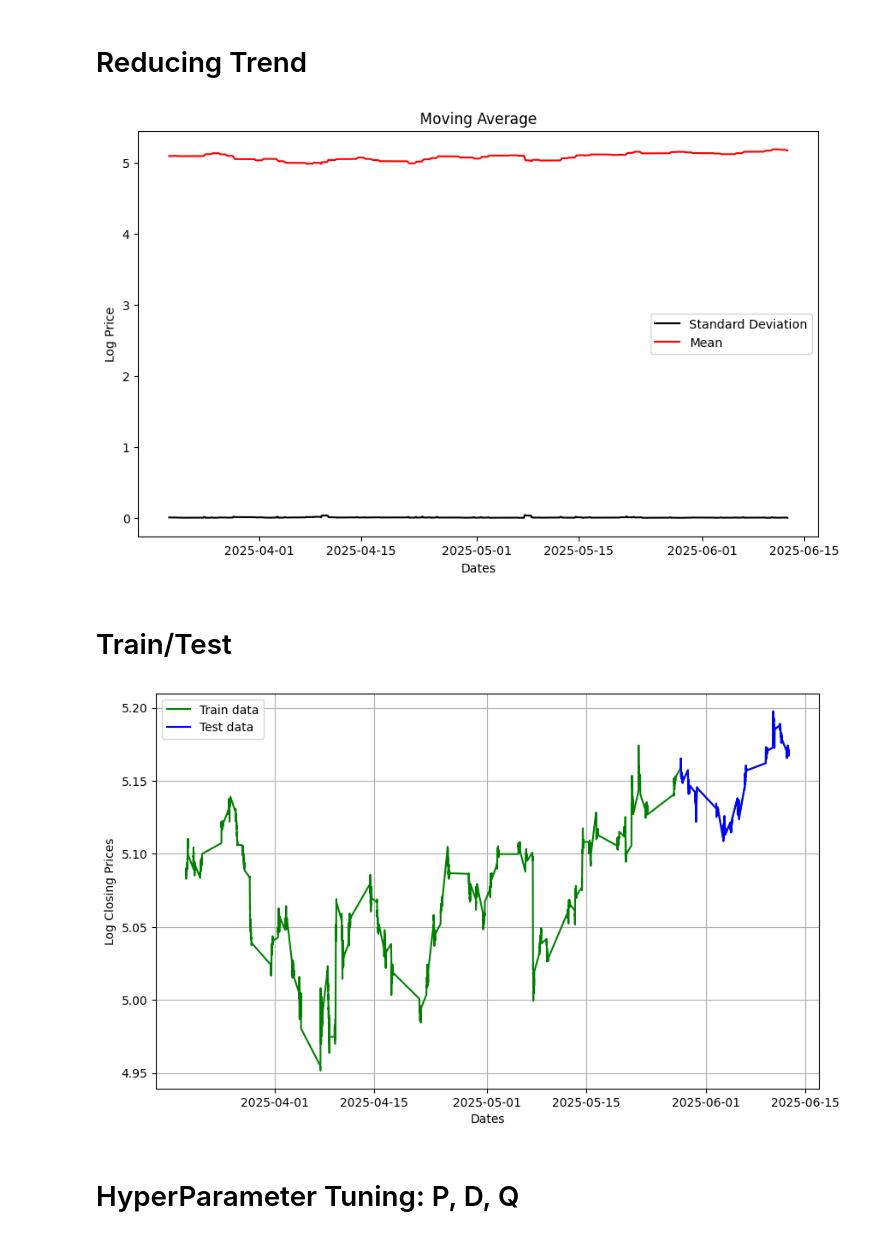
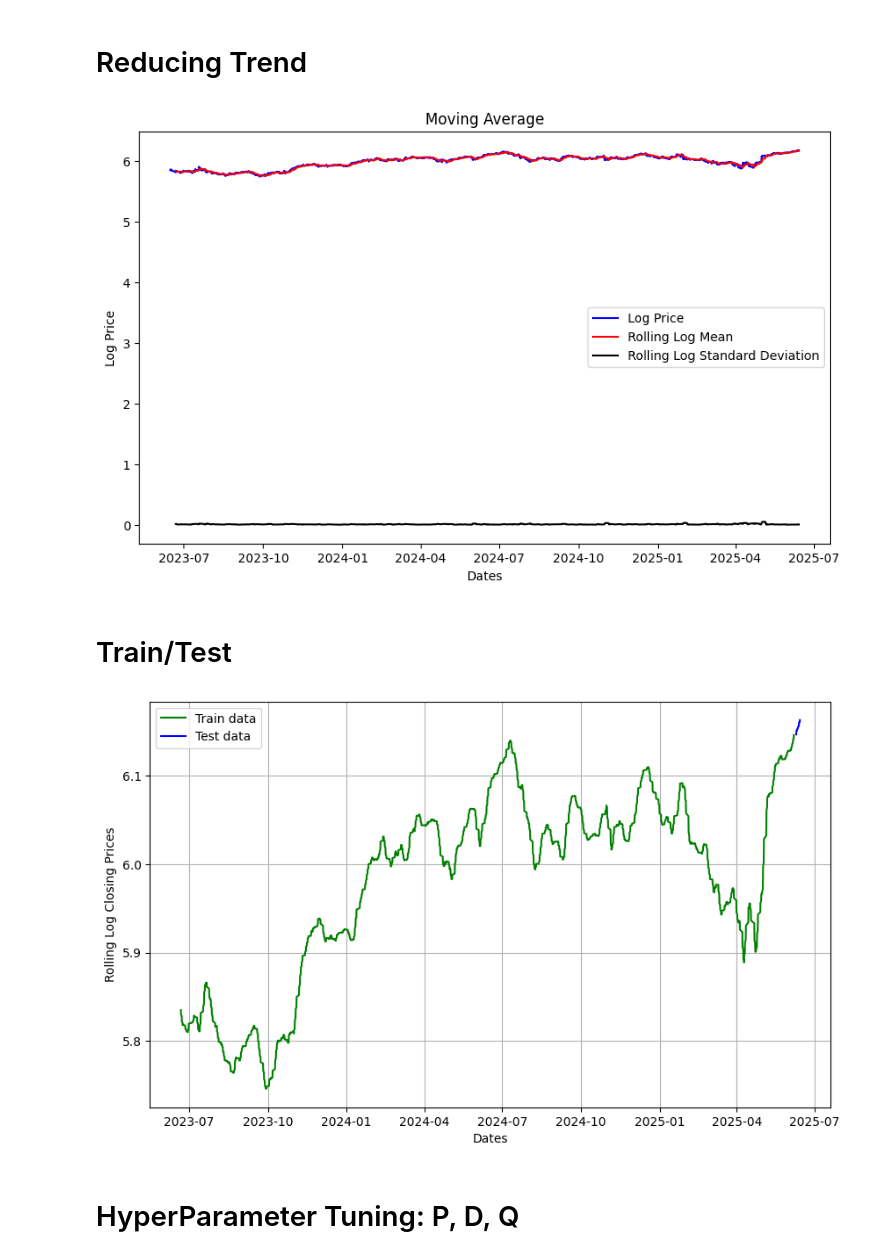
Before and after one commit to BillyBrothers/Stock_Prediction, a Jupyter notebook: Workbooks/Arima_Complex_Model.ipynb, the cells around one changed output. Drawn from its saved outputs; the diff is of its cells as text; code cells hidden in the pictures.

```diff
--- a/Workbooks/Arima_Complex_Model.ipynb
+++ b/Workbooks/Arima_Complex_Model.ipynb
@@ -18,8 +34,8 @@ from pylab import rcParams
 # %%
 msft = yf.Ticker("MSFT")
 msft_df = msft.history(
-    period="60d",
-    interval="5m",
+    period="max",
+    interval="1h",
 )
 
 print(msft_df.head())
@@ -100,33 +116,35 @@ fig.set_size_inches(16, 9);
 # Reducing Trend
 # %%
 rcParams['figure.figsize'] = 10, 6
-msft_log = np.log(msft_df['Close'])
-moving_avg = msft_log.rolling(78).mean()
-std_dev = msft_log.rolling(78).std()
+msft_df['Log_Close'] = np.log(msft_df['Close'])
+msft_df['Rolling_Log_Avg'] = msft_df['Log_Close'].rolling(24).mean()
+msft_df['Rolling_Log_Std'] = msft_df['Log_Close'].rolling(24).std()
 plt.legend(loc='best')
 plt.title('Moving Average')
-plt.plot(std_dev, color ="black", label = "Standard Deviation")
-plt.plot(moving_avg, color="red", label = "Mean")
+plt.plot(msft_df['Log_Close'], color='blue', label = 'Log Price')
+plt.plot(msft_df['Rolling_Log_Avg'], color="red", label = "Rolling Log Mean")
+plt.plot(msft_df['Rolling_Log_Std'], color = "black", label = "Rolling Log Standard Deviation")
 plt.xlabel('Dates')
 plt.ylabel('Log Price')
 plt.legend()
 plt.show()
 # %% [output]
-[figure, old version]
+[figure, new version]
 # %% [markdown]
 # Train/Test
 # %%
-train_size = int(len(msft_df) * 0.8)
-train_data, test_data =  msft_log.iloc[:train_size], msft_log.iloc[train_size:]
+msft_df.dropna(inplace=True)
+train_size = int(len(msft_df) * 0.99)
+train_data, test_data =  msft_df['Rolling_Log_Avg'].iloc[:train_size], msft_df['Rolling_Log_Avg'].iloc[train_size:]
 plt.figure(figsize=(10,6))
 plt.grid(True)
 plt.xlabel('Dates')
-plt.ylabel('Log Closing Prices')
-plt.plot(msft_log, 'green', label='Train data')
+plt.ylabel('Rolling Log Closing Prices')
+plt.plot(train_data, 'green', label='Train data')
 plt.plot(test_data, 'blue', label='Test data')
 plt.legend();
 # %% [output]
-[figure, old version]
+[figure, new version]
 # %% [markdown]
 # HyperParameter Tuning: P, D, Q
 # %%
```
Also changed, not shown: parts of 21 cells of this notebook.
